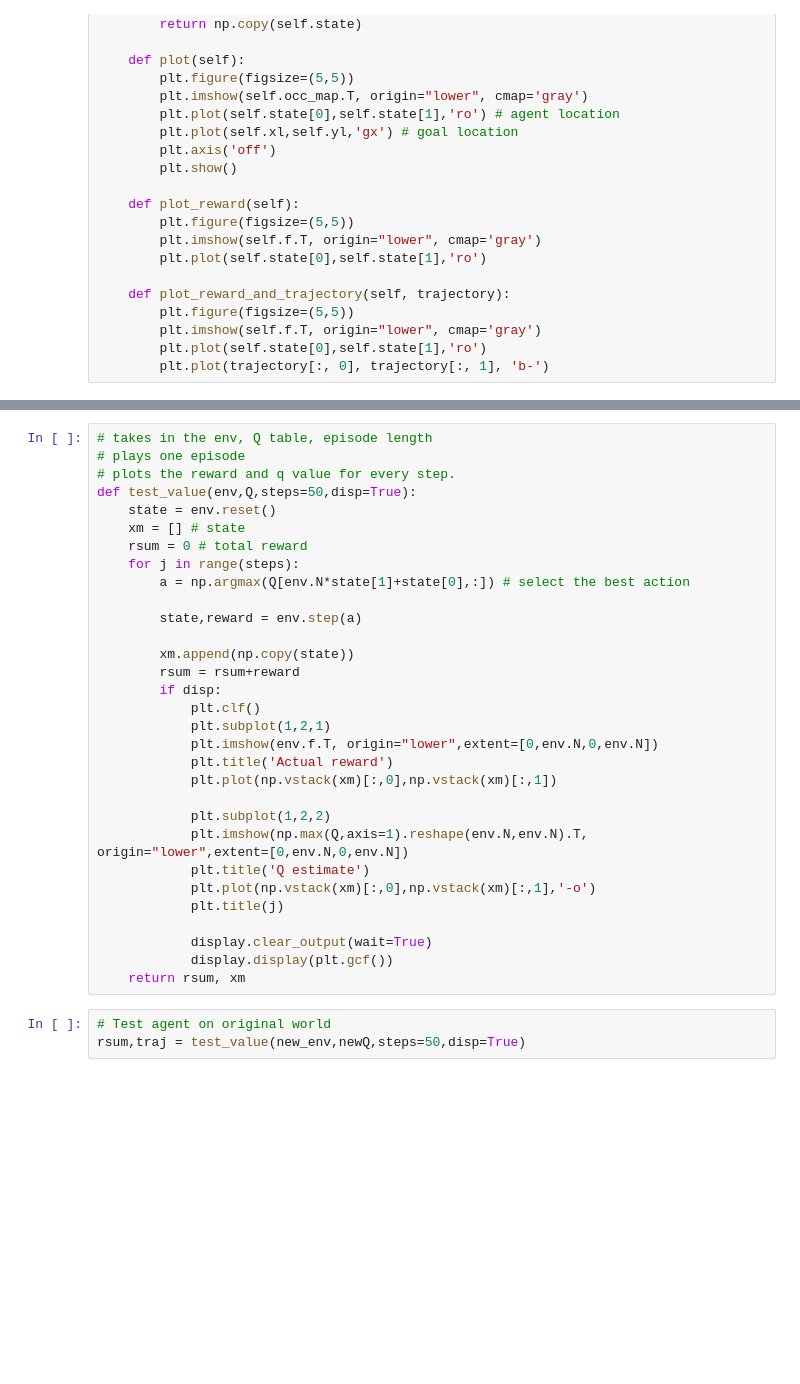
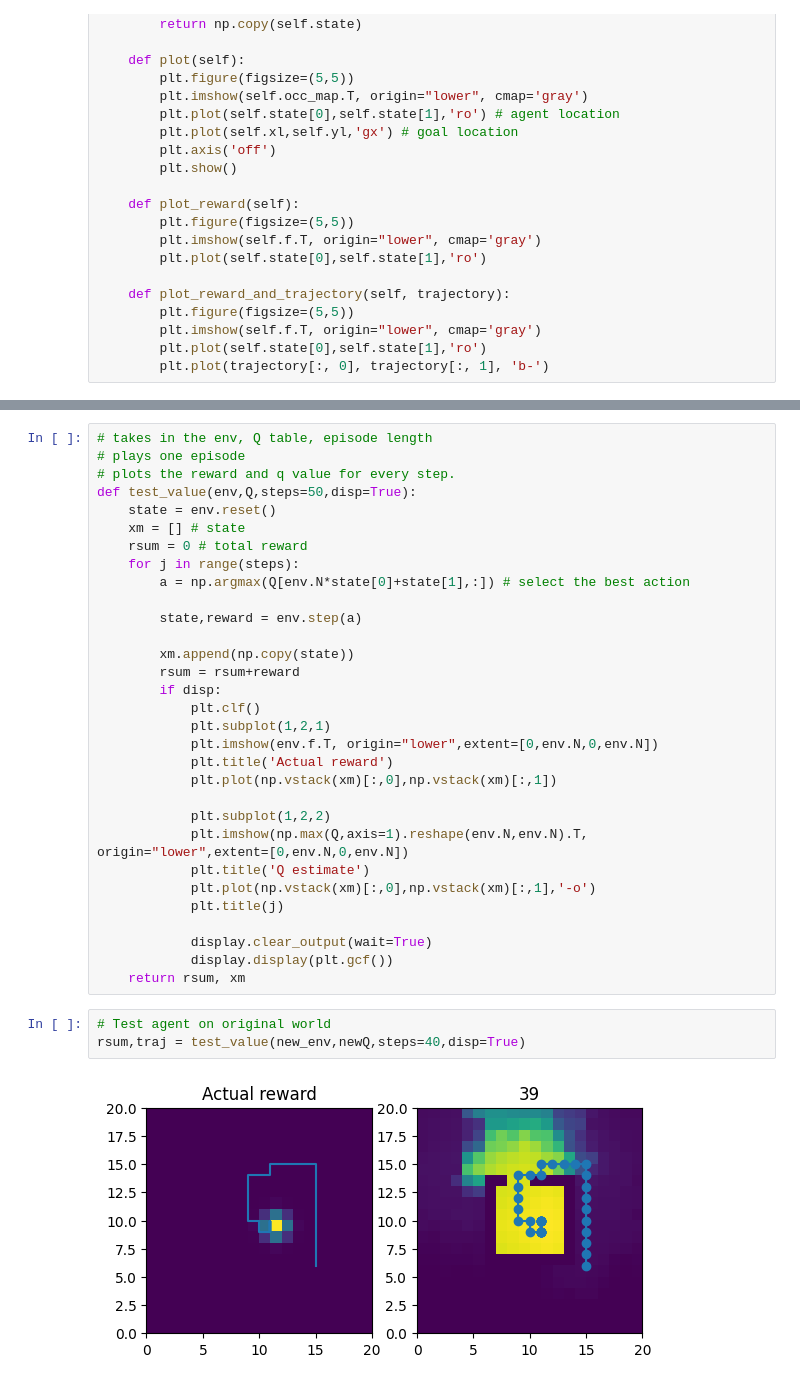
Before and after one commit to Alex427427427/2023_SRP_long_horizon, a Jupyter notebook: 2D_world/2D_world.ipynb, the cells around one changed output, grey strips where cells are left out. Drawn from its saved outputs; the diff is of its cells as text; blank space fills up the shorter version.

```diff
--- a/2D_world/2D_world.ipynb
+++ b/2D_world/2D_world.ipynb
@@ -191,7 +199,7 @@ def test_value(env,Q,steps=50,disp=True):
     xm = [] # state
     rsum = 0 # total reward
     for j in range(steps):
-        a = np.argmax(Q[env.N*state[1]+state[0],:]) # select the best action
+        a = np.argmax(Q[env.N*state[0]+state[1],:]) # select the best action
 
         state,reward = env.step(a)
 
@@ -215,4 +223,6 @@ def test_value(env,Q,steps=50,disp=True):
     return rsum, xm
 # %%
 # Test agent on original world
-rsum,traj = test_value(new_env,newQ,steps=50,disp=True)
+rsum,traj = test_value(new_env,newQ,steps=40,disp=True)
+# %% [output]
+[figure, added]
```
Also changed, not shown: parts of 4 cells of this notebook.
